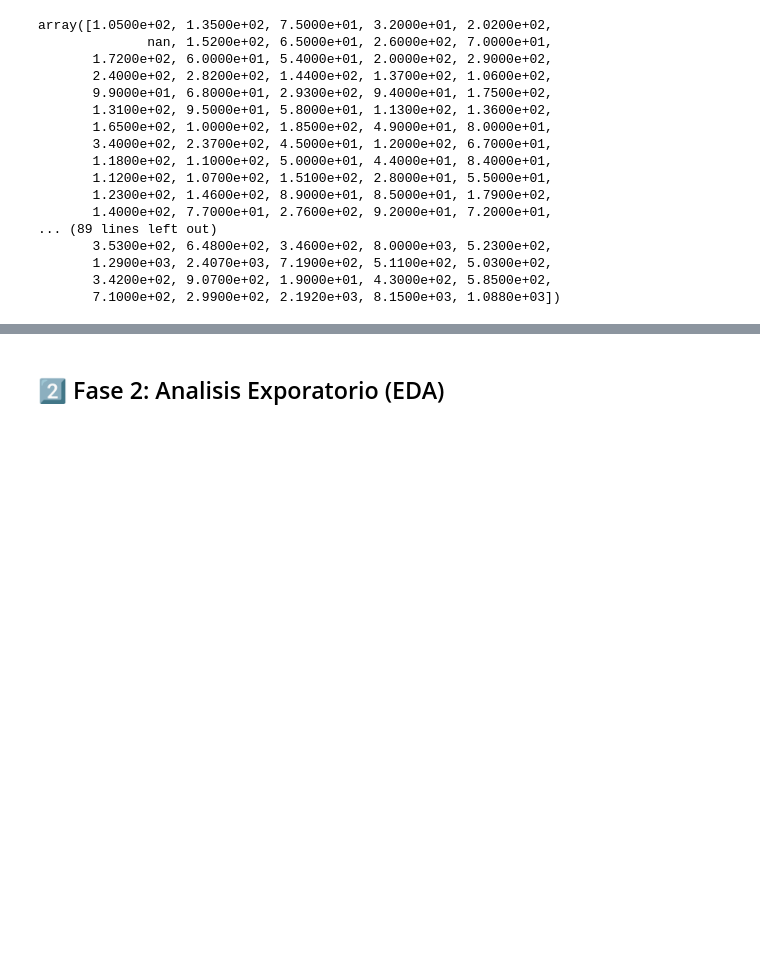
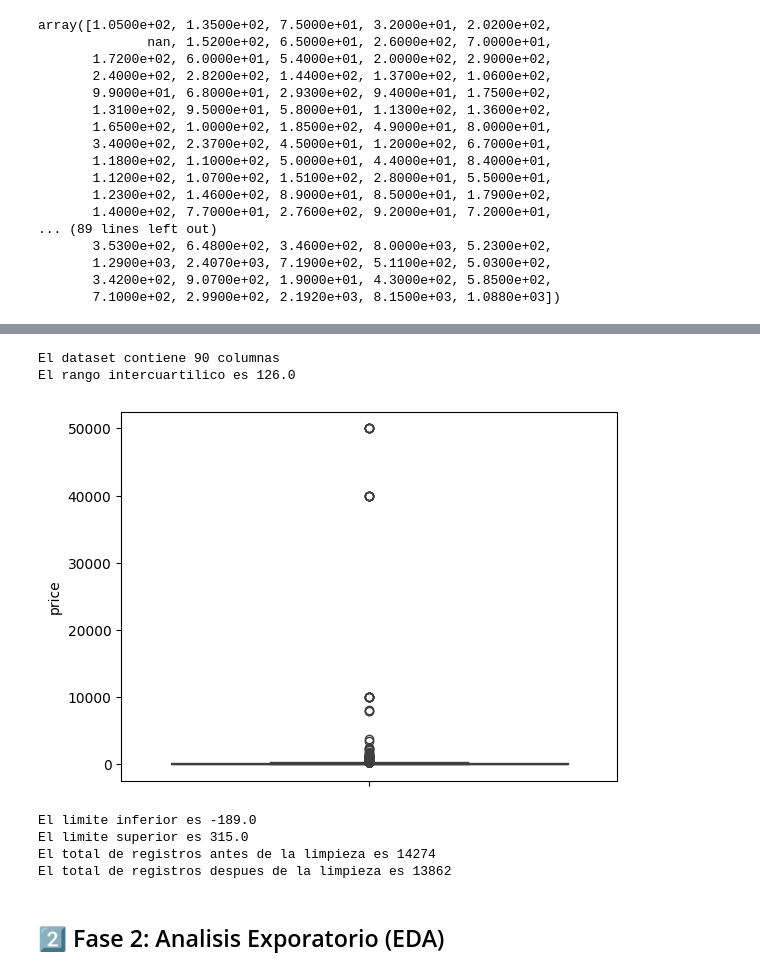
Before and after one commit to ChrisJavier/uide-Week_01-DataClean, a Jupyter notebook: src/AMGD_CP_W1_E3.ipynb, the cells around one changed output, grey strips where cells are left out. Cells and saved outputs as stored; diff of their text form; code cells hidden in the pictures; blank space fills up the shorter version.

```diff
--- a/src/AMGD_CP_W1_E3.ipynb
+++ b/src/AMGD_CP_W1_E3.ipynb
@@ -178,0 +320,10 @@ Exception:
+# %%
+df_clean['amenities'] = df_clean['amenities'].apply(lambda x: ast.literal_eval(x) if isinstance(x, str) else x)
+
+# Empezamos a crear las columnas con binarios de acuerdo al anterior criterio
+amenidades_required = ["Wifi", "Kitchen", "Essentials", "Smoke alarm", "Hair dryer", "Hot water", "Hangers", "Heating", "Dishes and silverware", "Bed linens", "Cooking basics", "Refrigerator", "Washer", "Iron", "Dedicated workspace", "Shampoo", "Hot water kettle", "TV", "Dishwasher"]
+
+for amenity in amenidades_required:
+  df_clean[f'has_{amenity.replace(' ','_').lower()}'] = df_clean['amenities'].apply(lambda x: 1 if f'{amenity}' in x else 0)
+
+df_clean.filter(regex='has_').head()
@@ -178,0 +372,16 @@ Exception:
+# %%
+# Primeramente crearemos una columna binario para validar si tiene una fecha de review
+
+df_clean['never_rented'] = df_clean['last_review'].isna().astype(int)
+
+# Se va a colocar la fecha comodin '1900-01-01' para el analisis
+df_clean['last_review'] = df_clean['last_review'].fillna('1900-01-01')
+
+print(f'Fechas unicas del dataset {df_clean['last_review'].unique()}')
+
+
+# En segundo punto vamos a crear la columna geolocalizacion con una tupla
+
+df_clean['geo_location'] = list(zip(df_clean['latitude'], df_clean['longitude']))
+
+print(df_clean['geo_location'].head())
@@ -179,2 +401,47 @@ Exception:
+# %%
+# Investigando en la web se encontro que con la siguiente expresion puedo validar cuales valores son mas atipicos
+
+# Existen en el dataset las columnas eliminadas por isna y tambien las agregadas por las amenidades
+
+print(f'El dataset contiene {df_clean.shape[1]} columnas')
+
+# Validamos la columna precio que sera la usada para eliminar los outliers
+import seaborn as sns
+
+sns.boxplot(df_clean['price'])
+
+QA1 = df_clean['price'].quantile(0.25)
+QA3 = df_clean['price'].quantile(0.75)
+IQR = QA3 - QA1
+
+print(f'El rango intercuartilico es {IQR}')
+# %% [output]
+El dataset contiene 90 columnas
+El rango intercuartilico es 126.0
+[figure, added]
+# %%
+# Definiremos los limites de seguridad para definiar los valores atipicos
+
+inf_limit = QA1 - 1.5 * IQR
+sup_limit = QA3 + 1.5 * IQR
+
+print(f'El limite inferior es {inf_limit}')
+print(f'El limite superior es {sup_limit}')
+
+# Crearemos una copia para el analisis del EDA
+df_clean_eda = df_clean.copy()
+
+# Imprimimos el total de registros antes de la limpieza
+print(f'El total de registros antes de la limpieza es {df_clean.shape[0]}')
+
+# Hacemos la limpieza
+df_clean = df_clean[(df_clean['price'] > inf_limit) & (df_clean['price'] < sup_limit)]
+
+print(f'El total de registros despues de la limpieza es {df_clean.shape[0]}')
+# %% [output]
+El limite inferior es -189.0
+El limite superior es 315.0
+El total de registros antes de la limpieza es 14274
+El total de registros despues de la limpieza es 13862
 # %% [markdown]
 ## 2️⃣ Fase 2: Analisis Exporatorio (EDA)
```
Also changed, not shown: parts of 25 cells of this notebook.
